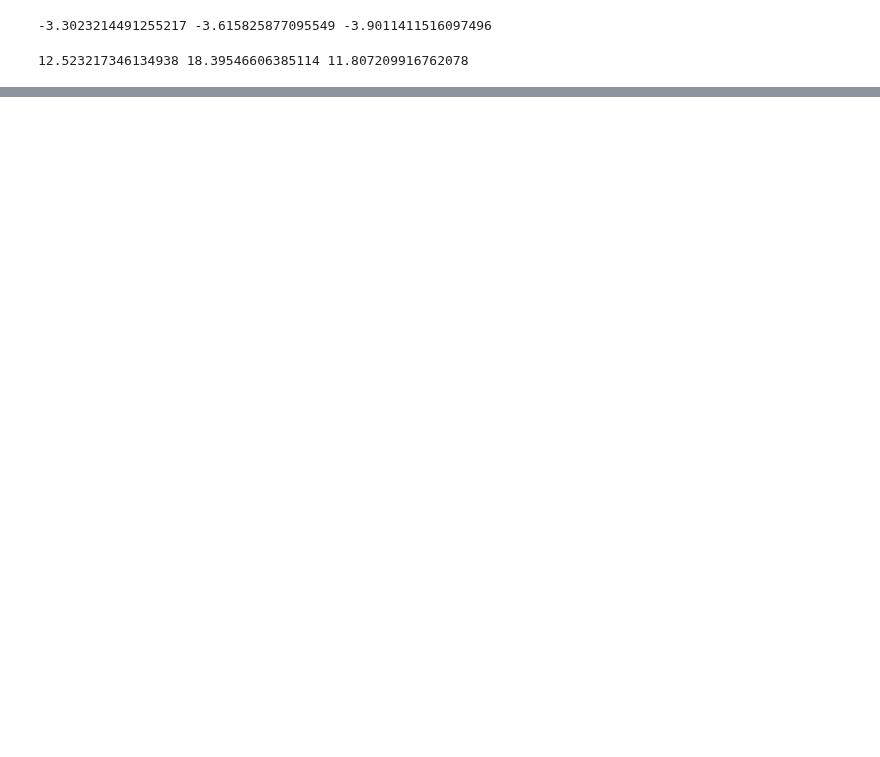
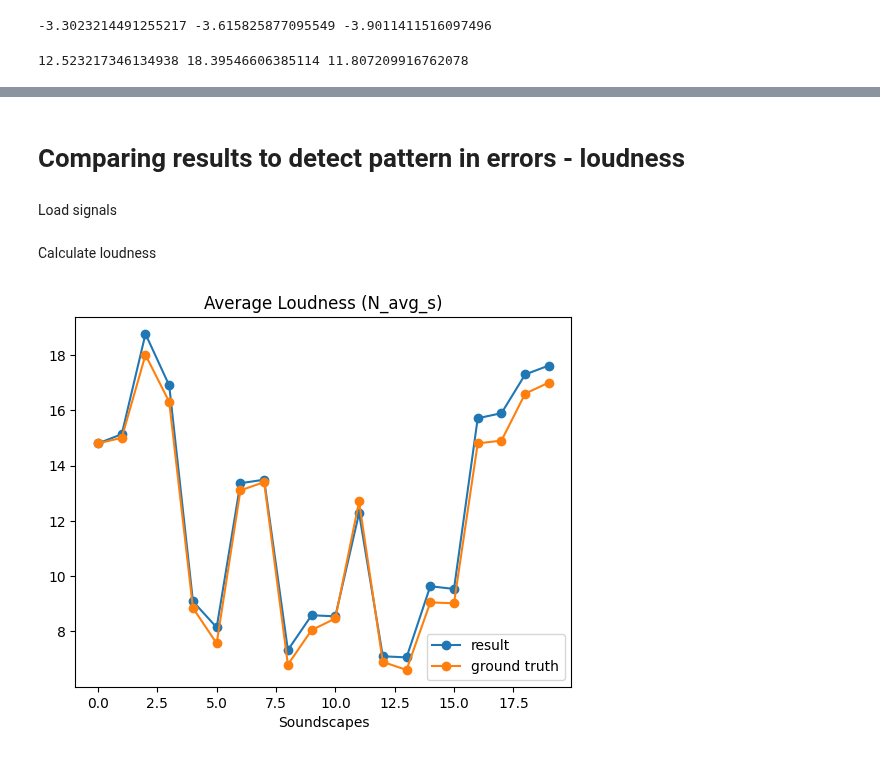
Before and after one commit to amaiasagasti/UrbanPleasantnessEventfulness, a Jupyter notebook: code/extract_features_mosqito.ipynb, the cells around one changed output, grey strips where cells are left out. Cells and saved outputs as stored; diff of their text form; code cells hidden in the pictures; blank space fills up the shorter version.

```diff
--- a/code/extract_features_mosqito.ipynb
+++ b/code/extract_features_mosqito.ipynb
@@ -190,0 +234,28 @@ print(N_avg_lr, N_max_lr, N_05_l)
+# %% [markdown]
+# Comparing results to detect pattern in errors - loudness
+# %%
+data = [
+    [0.759272, 14.8, 22.8, 17.0, 15.8, 15.2, 14.9, 14.7, 14.5, 14.3, 14.2, 14.0, 13.8, 13.6],
+    [0.759272, 15.0, 17.6, 16.1, 15.9, 15.6, 15.4, 15.2, 15.0, 14.9, 14.7, 14.5, 14.2, 14.0],
+    [1.363361, 18.0, 27.7, 25.1, 22.5, 20.2, 19.3, 18.7, 18.1, 17.6, 16.6, 14.2, 13.2, 12.9],
+    [1.363361, 16.3, 38.1, 31.0, 23.2, 19.0, 15.4, 14.6, 13.9, 13.5, 13.2, 12.9, 12.6, 12.4],
+    [1.114716, 8.85, 15.5, 11.5, 10.8, 10.3, 9.76, 9.22, 8.72, 7.95, 7.7, 7.48, 7.14, 6.76],
+    [1.114716, 7.57, 12.5, 10.4, 9.58, 8.53, 7.76, 7.41, 7.18, 7.04, 6.93, 6.81, 6.67, 6.56],
+    [1.041606, 13.1, 16.5, 14.5, 14.2, 13.8, 13.5, 13.3, 13.0, 12.8, 12.6, 12.4, 12.1, 11.9],
+    [1.041606, 13.4, 18.2, 15.9, 14.8, 14.1, 13.7, 13.4, 13.1, 12.9, 12.7, 12.5, 12.2, 12.0],
+    [1.181325, 6.8, 11.3, 7.52, 7.25, 7.05, 6.93, 6.83, 6.75, 6.68, 6.61, 6.52, 6.41, 6.33],
+    [1.181325, 8.05, 12.6, 9.91, 9.19, 8.42, 8.22, 8.06, 7.9, 7.77, 7.62, 7.44, 7.23, 7.07],
+    [1.167849, 8.47, 11.8, 9.91, 9.44, 9.04, 8.71, 8.44, 8.28, 8.16, 8.04, 7.9, 7.72, 7.59],
+    [1.167849, 12.7, 15.8, 14.2, 14.0, 13.6, 13.4, 13.2, 12.9, 12.7, 12.4, 11.9, 11.1, 10.6],
+    [1.117921, 6.9, 11.5, 8.61, 8.18, 7.67, 7.35, 7.06, 6.81, 6.58, 6.32, 6.09, 5.74, 5.5],
+    [1.117921, 6.61, 13.3, 8.65, 7.85, 7.27, 6.91, 6.63, 6.4, 6.21, 6.03, 5.85, 5.6, 5.42],
+    [1.463234, 9.05, 10.2, 9.58, 9.47, 9.32, 9.21, 9.13, 9.05, 8.97, 8.89, 8.8, 8.67, 8.56],
+    [1.463234, 9.02, 11.4, 9.63, 9.46, 9.28, 9.17, 9.08, 9.0, 8.92, 8.83, 8.74, 8.61, 8.51],
+    [0.987588, 14.8, 17.0, 15.5, 15.4, 15.1, 15.0, 14.9, 14.8, 14.7, 14.5, 14.4, 14.3, 14.1],
+    [0.987588, 14.9, 19.0, 15.7, 15.5, 15.3, 15.2, 15.1, 14.9, 14.8, 14.7, 14.5, 14.4, 14.2],
+    [1.028043, 16.6, 28.6, 21.7, 19.9, 18.4, 17.4, 16.6, 16.0, 15.5, 15.0, 14.5, 13.7, 13.3],
+    [1.028043, 17.0, 26.6, 20.4, 19.3, 18.3, 17.8, 17.3, 16.8, 16.4, 16.0, 15.4, 14.8, 14.2]
+]
+ground_truth=np.array(data)
+# %% [markdown]
+Load signals
@@ -190,0 +363,2 @@ print(N_avg_lr, N_max_lr, N_05_l)
+# %% [markdown]
+Calculate loudness
@@ -190,0 +682,13 @@ print(N_avg_lr, N_max_lr, N_05_l)
+# %%
+# Average loudness
+plt.figure()
+plt.plot(N_avg, "o-", label="result")
+plt.plot(ground_truth[:,1], "o-", label="ground truth")
+#plt.plot(N_avg_r, "o-", label="result_R")
+#plt.plot(N_avg_l, "o-", label="result_L")
+plt.xlabel('Soundscapes')
+plt.title("Average Loudness (N_avg_s)")
+plt.legend()
+plt.show()
+# %% [output]
+[figure, added]
```
Also changed, not shown: parts of 31 cells of this notebook, 23 other files.
